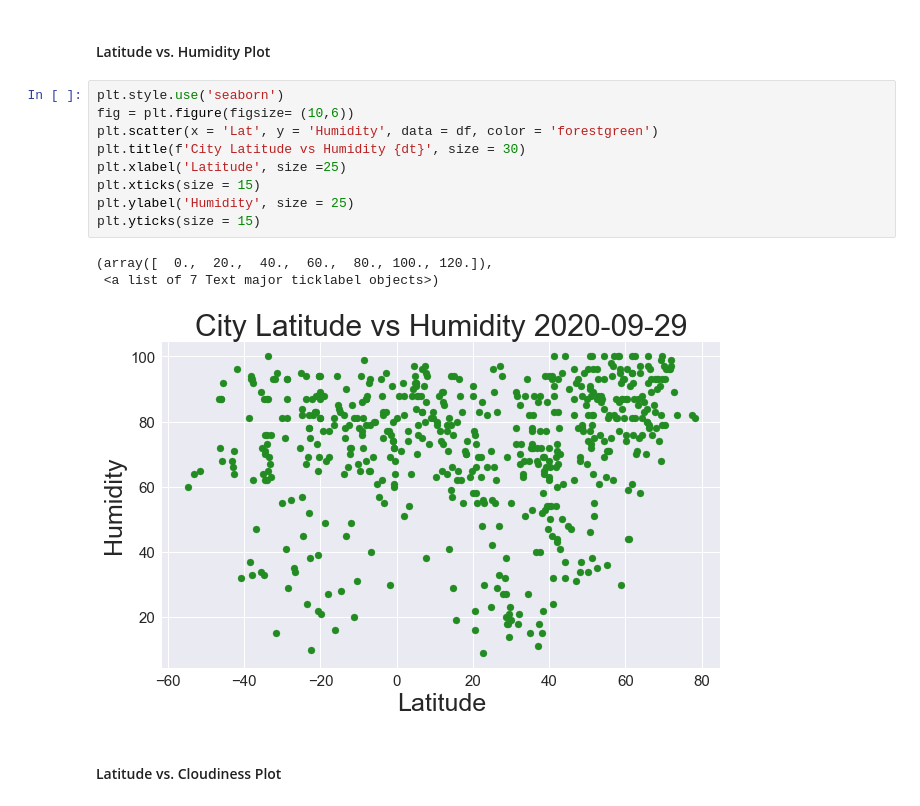
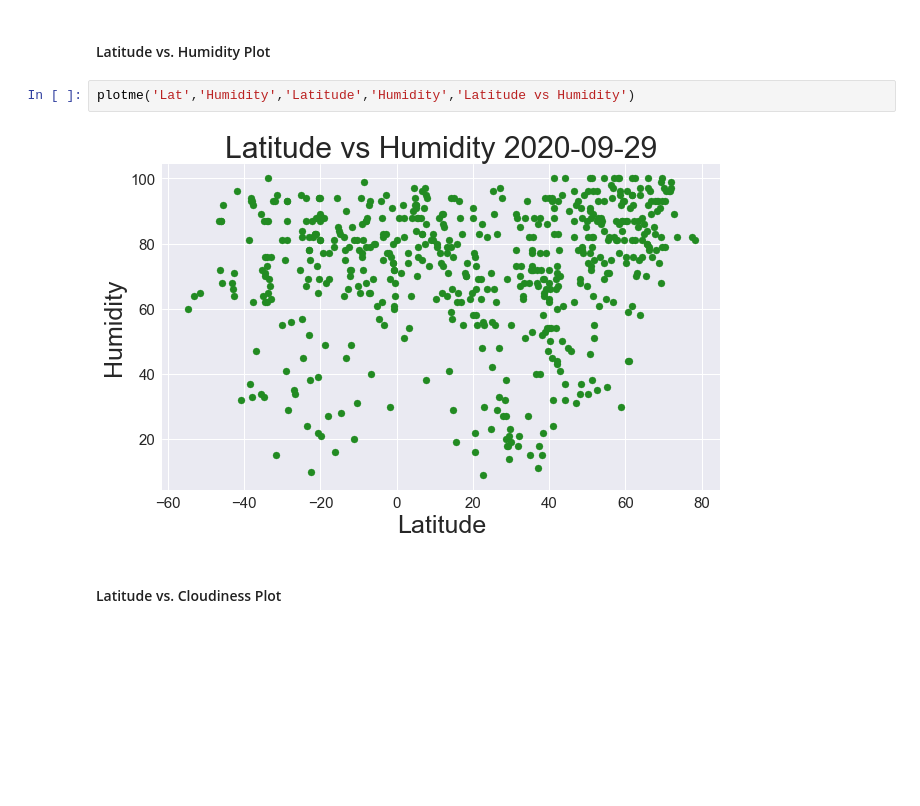
Before and after one commit to ppages01/python_api_weather, a Jupyter notebook: WeatherPy.ipynb, the cells around one changed output. Drawn from its saved outputs; the diff is of its cells as text; blank space fills up the shorter version.

```diff
--- a/WeatherPy.ipynb
+++ b/WeatherPy.ipynb
@@ -216,17 +217,8 @@ plt.yticks(size = 15)
 # %% [markdown]
 #### Latitude vs. Humidity Plot
-# %%
-plt.style.use('seaborn')
-fig = plt.figure(figsize= (10,6))
-plt.scatter(x = 'Lat', y = 'Humidity', data = df, color = 'forestgreen')
-plt.title(f'City Latitude vs Humidity {dt}', size = 30)
-plt.xlabel('Latitude', size =25)
-plt.xticks(size = 15)
-plt.ylabel('Humidity', size = 25)
-plt.yticks(size = 15)
-# %% [output]
-(array([  0.,  20.,  40.,  60.,  80., 100., 120.]),
- <a list of 7 Text major ticklabel objects>)
-[figure, removed]
+# %%
+plotme('Lat','Humidity','Latitude','Humidity','Latitude vs Humidity')
+# %% [output]
+[figure, added]
 # %% [markdown]
 #### Latitude vs. Cloudiness Plot
```
Also changed, not shown: parts of 7 cells of this notebook.
